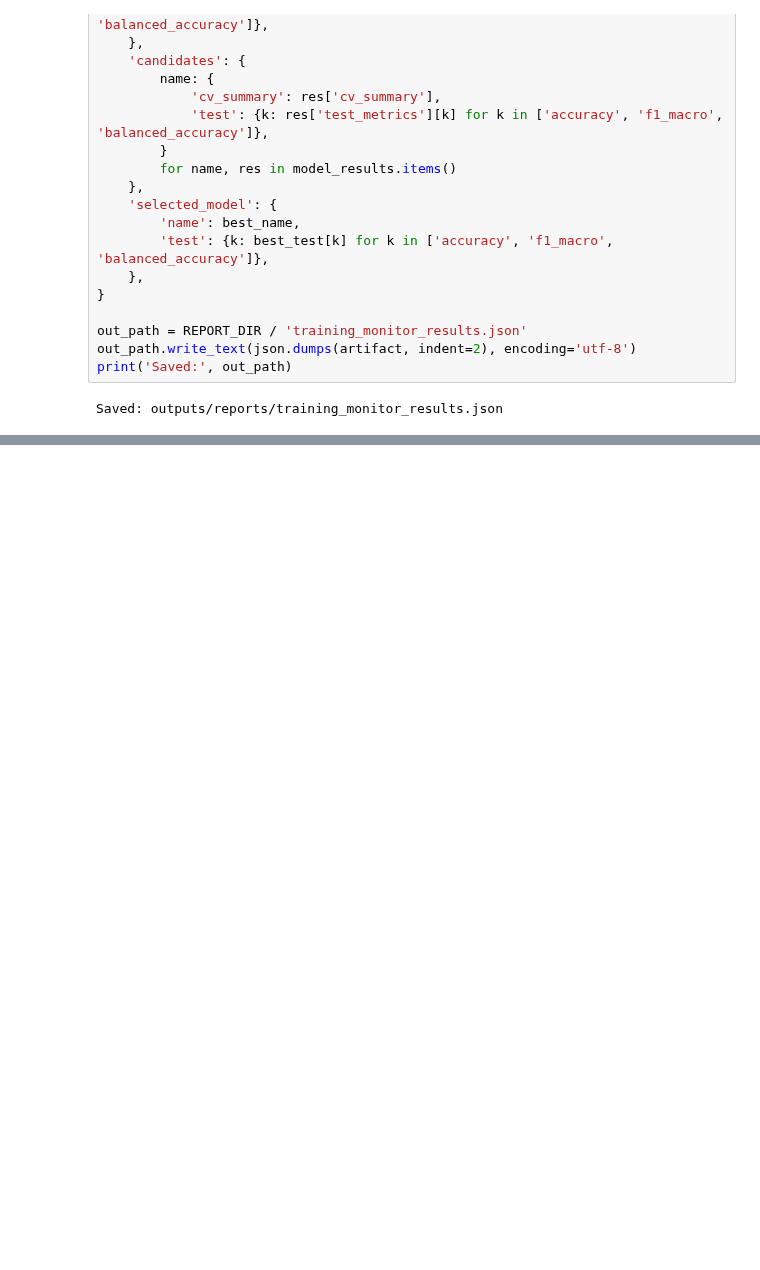
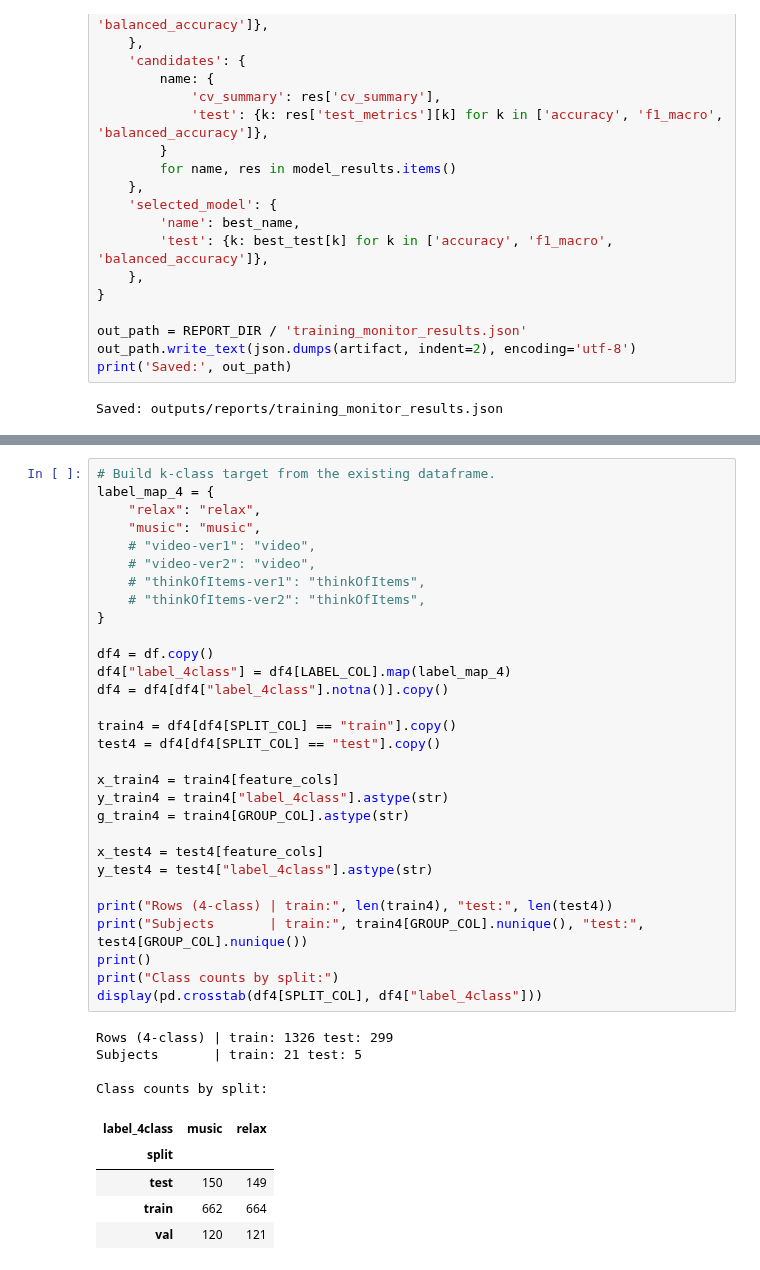
Before and after one commit to parhamkebria/EEG, a Jupyter notebook: training_monitor.ipynb, the cells around one changed output, grey strips where cells are left out. Drawn from its saved outputs; the diff is of its cells as text; blank space fills up the shorter version.

```diff
--- a/training_monitor.ipynb
+++ b/training_monitor.ipynb
@@ -393,0 +403,40 @@ Saved: outputs/reports/training_monitor_results.json
+# %%
+# Build k-class target from the existing dataframe.
+label_map_4 = {
+    "relax": "relax",
+    "music": "music",
+    # "video-ver1": "video",
+    # "video-ver2": "video",
+    # "thinkOfItems-ver1": "thinkOfItems",
+    # "thinkOfItems-ver2": "thinkOfItems",
+}
+
+df4 = df.copy()
+df4["label_4class"] = df4[LABEL_COL].map(label_map_4)
+df4 = df4[df4["label_4class"].notna()].copy()
+
+train4 = df4[df4[SPLIT_COL] == "train"].copy()
+test4 = df4[df4[SPLIT_COL] == "test"].copy()
+
+x_train4 = train4[feature_cols]
+y_train4 = train4["label_4class"].astype(str)
+g_train4 = train4[GROUP_COL].astype(str)
+
+x_test4 = test4[feature_cols]
+y_test4 = test4["label_4class"].astype(str)
+
+print("Rows (4-class) | train:", len(train4), "test:", len(test4))
+print("Subjects       | train:", train4[GROUP_COL].nunique(), "test:", test4[GROUP_COL].nunique())
+print()
+print("Class counts by split:")
+display(pd.crosstab(df4[SPLIT_COL], df4["label_4class"]))
+# %% [output]
+Rows (4-class) | train: 1326 test: 299
+Subjects       | train: 21 test: 5
+
+Class counts by split:
+| label_4class | music | relax |
+| split |  |  |
+| test | 150 | 149 |
+| train | 662 | 664 |
+| val | 120 | 121 |
```
Also changed, not shown: parts of 3 cells of this notebook, 1 other file.
